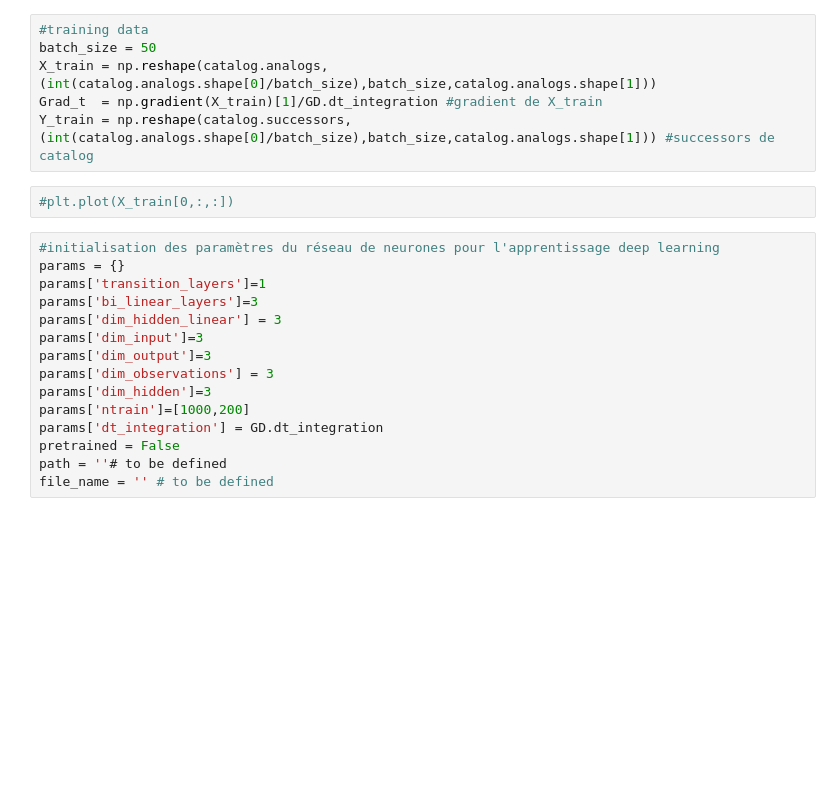
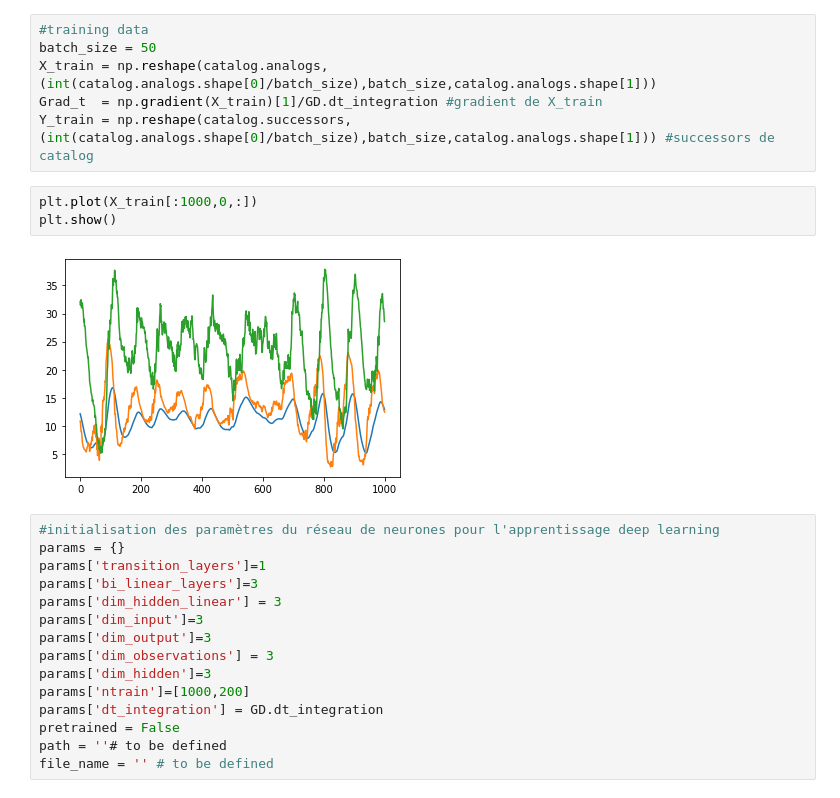
Before and after one commit to RaniaBouchrara/Stage-Rania, a Jupyter notebook: Lorenz_stochastique.ipynb, the cells around one changed output. Drawn from its saved outputs; the diff is of its cells as text; blank space fills up the shorter version.

```diff
--- a/Lorenz_stochastique.ipynb
+++ b/Lorenz_stochastique.ipynb
@@ -170,7 +173,10 @@ X_train = np.reshape(catalog.analogs,(int(catalog.analogs.shape[0]/batch_size),b
 Grad_t  = np.gradient(X_train)[1]/GD.dt_integration #gradient de X_train
 Y_train = np.reshape(catalog.successors,(int(catalog.analogs.shape[0]/batch_size),batch_size,catalog.analogs.shape[1])) #successors de catalog
 # %%
-#plt.plot(X_train[0,:,:])
+plt.plot(X_train[:1000,0,:])
+plt.show()
+# %% [output]
+[figure, added]
 # %%
 #initialisation des paramètres du réseau de neurones pour l'apprentissage deep learning
 params = {}
```
Also changed, not shown: parts of 17 cells of this notebook.
